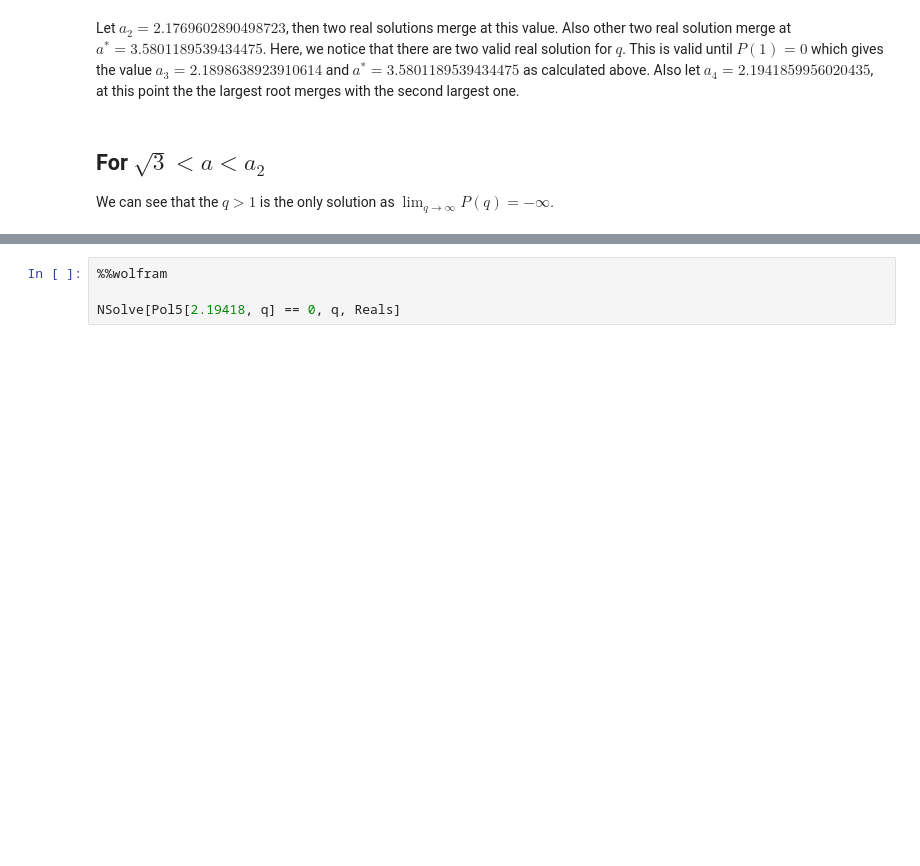
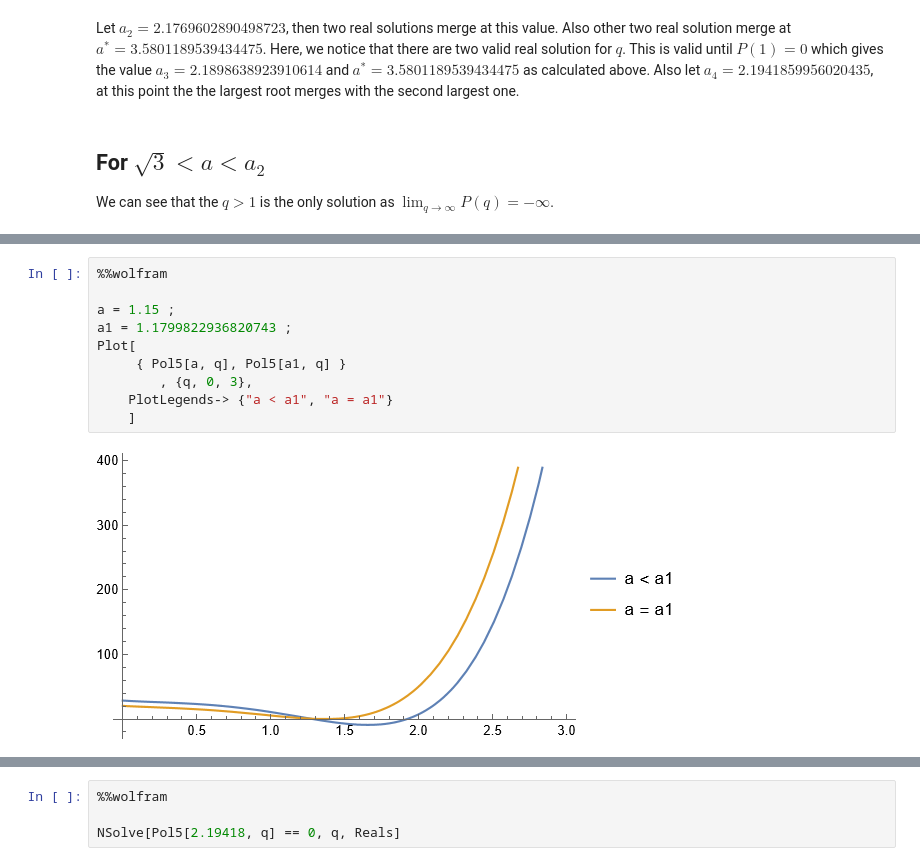
Before and after one commit to santoshlinkha/private, a Jupyter notebook: 3pts.ipynb, the cells around one changed output, grey strips where cells are left out. Drawn from its saved outputs; the diff is of its cells as text; blank space fills up the shorter version.

```diff
--- a/3pts.ipynb
+++ b/3pts.ipynb
@@ -257,3 +257,15 @@ a_4 &= 2.1941859956020435 \\
 a^* &= 3.5801189539434475 \\
 \end{aligned}
 $$
+# %%
+%%wolfram
+
+a = 1.15 ;
+a1 = 1.1799822936820743 ;
+Plot[
+     { Pol5[a, q], Pol5[a1, q] }
+        , {q, 0, 3},
+    PlotLegends-> {"a < a1", "a = a1"}
+    ]
+# %% [output]
+[figure, added]
```
Also changed, not shown: parts of 10 cells of this notebook.
